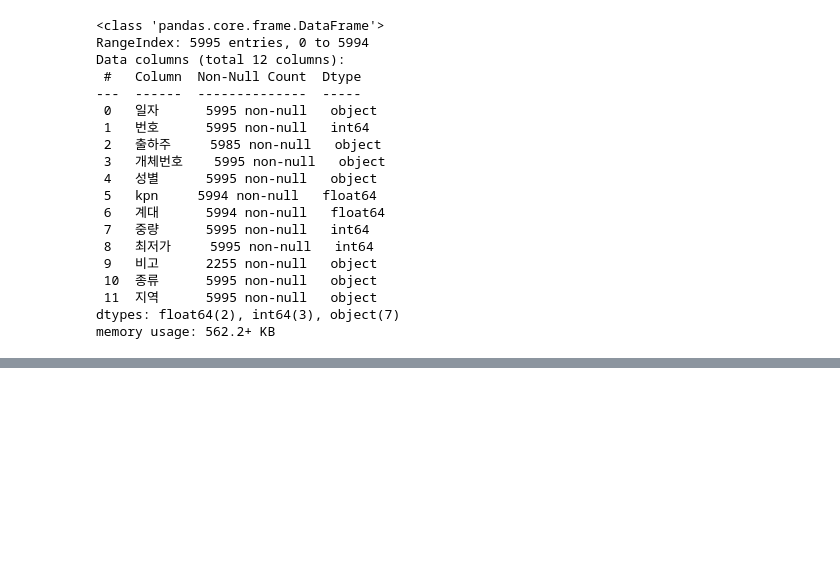
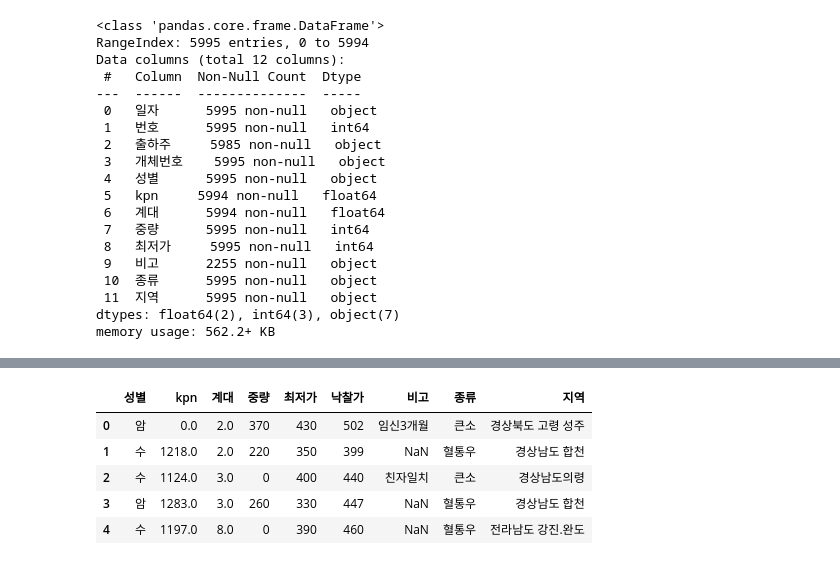
Before and after one commit to Grand-iron/Gongbu, a Jupyter notebook: Python-languge/use_tensorflow/한우.ipynb, the cells around one changed output, grey strips where cells are left out. Drawn from its saved outputs; the diff is of its cells as text; code cells hidden in the pictures; blank space fills up the shorter version.

```diff
--- a/Python-languge/use_tensorflow/한우.ipynb
+++ b/Python-languge/use_tensorflow/한우.ipynb
@@ -51,0 +74,9 @@ memory usage: 562.2+ KB
+# %%
+train.head()
+# %% [output]
+|  | 성별 | kpn | 계대 | 중량 | 최저가 | 낙찰가 | 비고 | 종류 | 지역 |
+| 0 | 암 | 0.0 | 2.0 | 370 | 430 | 502 | 임신3개월 | 큰소 | 경상북도 고령 성주 |
+| 1 | 수 | 1218.0 | 2.0 | 220 | 350 | 399 | NaN | 혈통우 | 경상남도 합천 |
+| 2 | 수 | 1124.0 | 3.0 | 0 | 400 | 440 | 친자일치 | 큰소 | 경상남도의령 |
+| 3 | 암 | 1283.0 | 3.0 | 260 | 330 | 447 | NaN | 혈통우 | 경상남도 합천 |
+| 4 | 수 | 1197.0 | 8.0 | 0 | 390 | 460 | NaN | 혈통우 | 전라남도 강진.완도 |
```
Also changed, not shown: parts of 16 cells of this notebook.
